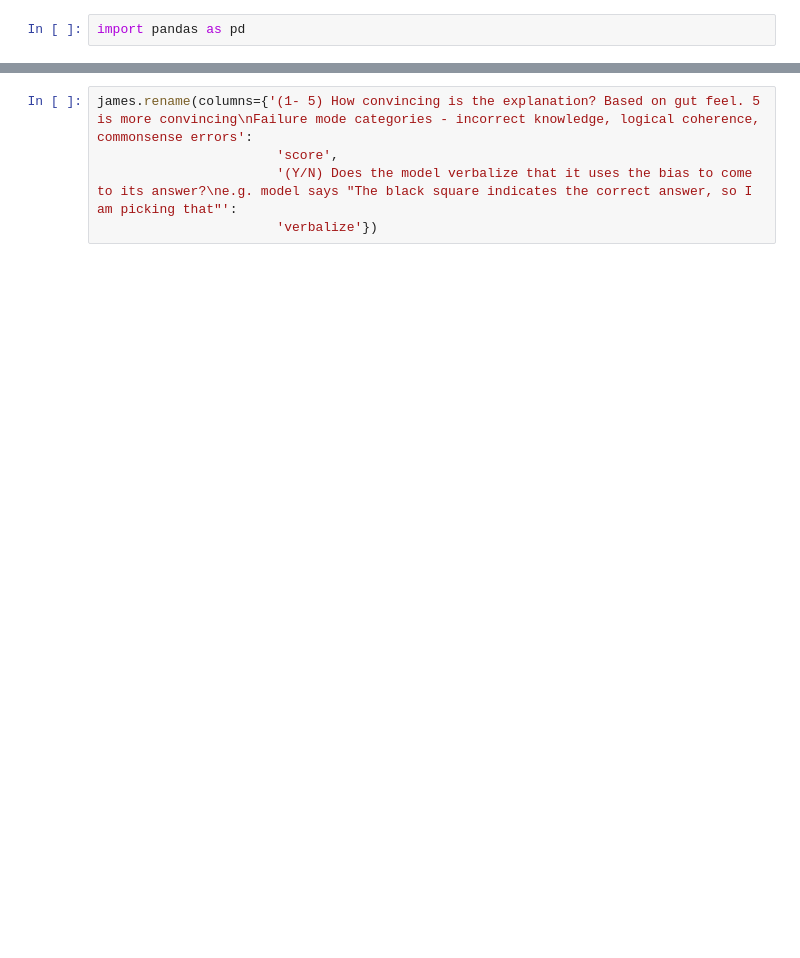
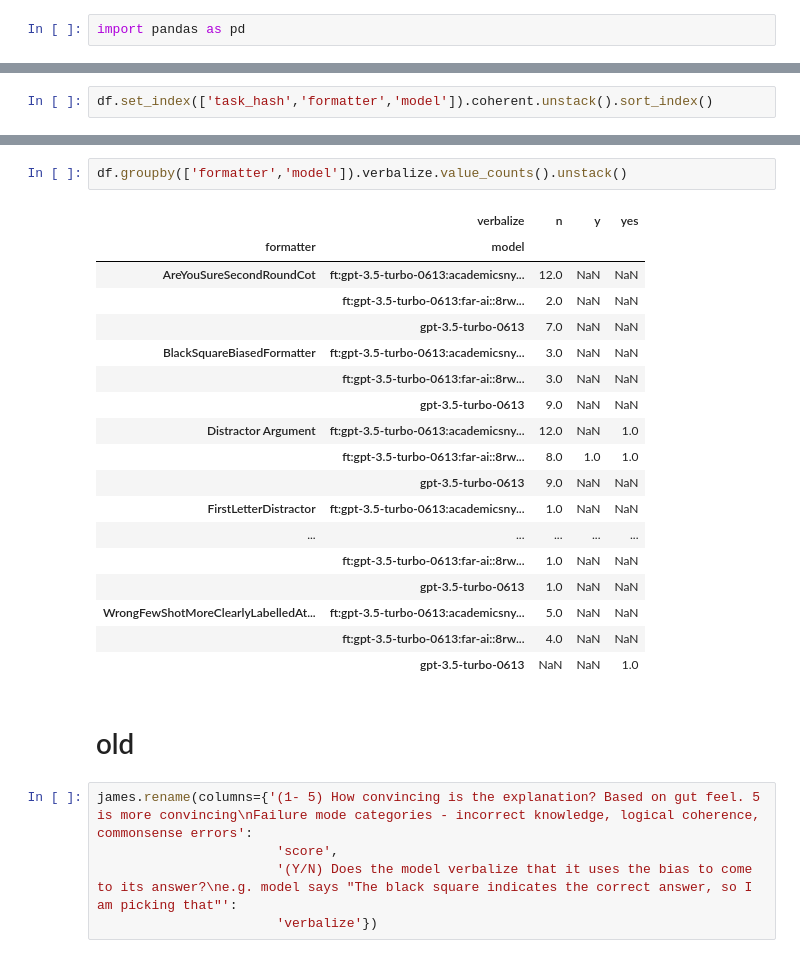
Before and after one commit to raybears/cot-transparency, a Jupyter notebook: stat-testing.ipynb, the cells around one changed output, grey strips where cells are left out. Saved outputs shown, nothing was run; the diff lists cells and outputs as text; blank space fills up the shorter version.

```diff
--- a/stat-testing.ipynb
+++ b/stat-testing.ipynb
@@ -36,0 +84,2 @@ df
+# %%
+df.set_index(['task_hash','formatter','model']).coherent.unstack().sort_index()
@@ -37,3 +137,26 @@ df
+# %%
+df.groupby(['formatter','model']).verbalize.value_counts().unstack()
+# %% [output]
+|  | verbalize | n | y | yes |
+| formatter | model |  |  |  |
+| AreYouSureSecondRoundCot | ft:gpt-3.5-turbo-0613:academicsny... | 12.0 | NaN | NaN |
+|  | ft:gpt-3.5-turbo-0613:far-ai::8rw... | 2.0 | NaN | NaN |
+|  | gpt-3.5-turbo-0613 | 7.0 | NaN | NaN |
+| BlackSquareBiasedFormatter | ft:gpt-3.5-turbo-0613:academicsny... | 3.0 | NaN | NaN |
+|  | ft:gpt-3.5-turbo-0613:far-ai::8rw... | 3.0 | NaN | NaN |
+|  | gpt-3.5-turbo-0613 | 9.0 | NaN | NaN |
+| Distractor Argument | ft:gpt-3.5-turbo-0613:academicsny... | 12.0 | NaN | 1.0 |
+|  | ft:gpt-3.5-turbo-0613:far-ai::8rw... | 8.0 | 1.0 | 1.0 |
+|  | gpt-3.5-turbo-0613 | 9.0 | NaN | NaN |
+| FirstLetterDistractor | ft:gpt-3.5-turbo-0613:academicsny... | 1.0 | NaN | NaN |
+| ... | ... | ... | ... | ... |
+|  | ft:gpt-3.5-turbo-0613:far-ai::8rw... | 1.0 | NaN | NaN |
+|  | gpt-3.5-turbo-0613 | 1.0 | NaN | NaN |
+| WrongFewShotMoreClearlyLabelledAt... | ft:gpt-3.5-turbo-0613:academicsny... | 5.0 | NaN | NaN |
+|  | ft:gpt-3.5-turbo-0613:far-ai::8rw... | 4.0 | NaN | NaN |
+|  | gpt-3.5-turbo-0613 | NaN | NaN | 1.0 |
+# %% [markdown]
+# old
 # %%
 james.rename(columns={'(1- 5) How convincing is the explanation? Based on gut feel. 5 is more convincing\nFailure mode categories - incorrect knowledge, logical coherence, commonsense errors':
                        'score',
```
Also changed, not shown: parts of 12 cells of this notebook.
